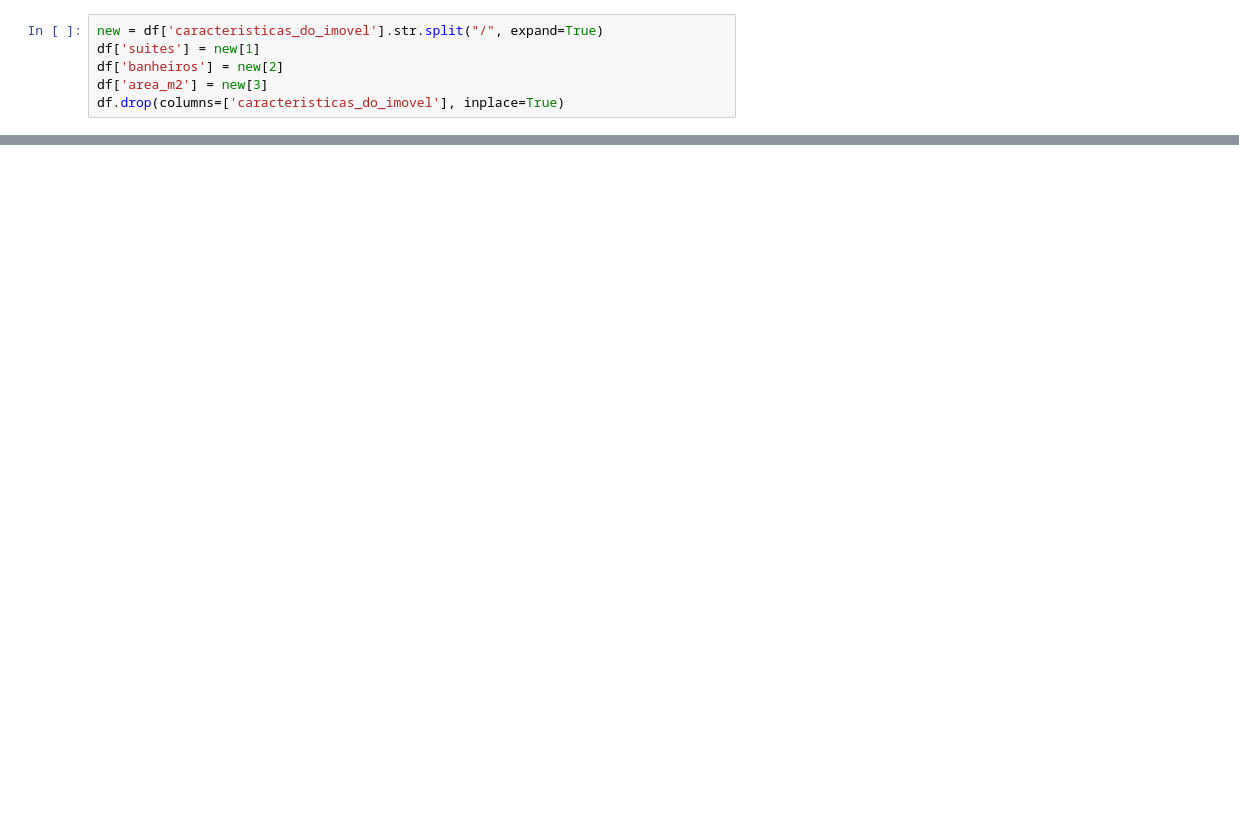
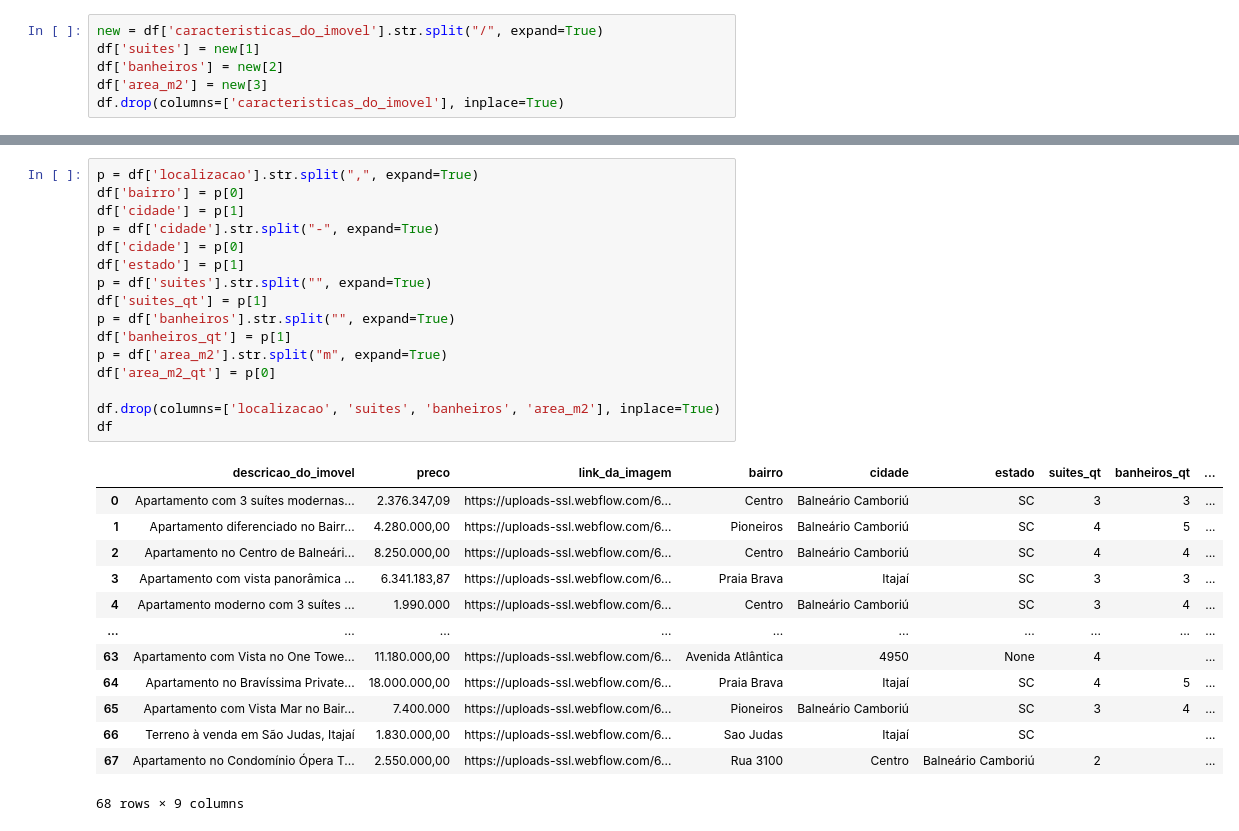
Before and after one commit to michellssgui22/PROJETOS_ESTUDO_WEBSCRAPER, a Jupyter notebook: projetos/imoveis-bc.ipynb, the cells around one changed output, grey strips where cells are left out. Cells and saved outputs as stored; diff of their text form; blank space fills up the shorter version.

```diff
--- a/projetos/imoveis-bc.ipynb
+++ b/projetos/imoveis-bc.ipynb
@@ -130,0 +131,30 @@ df.head()
+# %%
+p = df['localizacao'].str.split(",", expand=True)
+df['bairro'] = p[0]
+df['cidade'] = p[1]
+p = df['cidade'].str.split("-", expand=True)
+df['cidade'] = p[0]
+df['estado'] = p[1]
+p = df['suites'].str.split("", expand=True)
+df['suites_qt'] = p[1]
+p = df['banheiros'].str.split("", expand=True)
+df['banheiros_qt'] = p[1]
+p = df['area_m2'].str.split("m", expand=True)
+df['area_m2_qt'] = p[0]
+
+df.drop(columns=['localizacao', 'suites', 'banheiros', 'area_m2'], inplace=True)
+df
+# %% [output]
+|  | descricao_do_imovel | preco | link_da_imagem | bairro | cidade | estado | suites_qt | banheiros_qt | ... |
+| 0 | Apartamento com 3 suítes modernas... | 2.376.347,09 | https://uploads-ssl.webflow.com/6... | Centro | Balneário Camboriú | SC | 3 | 3 | ... |
+| 1 | Apartamento diferenciado no Bairr... | 4.280.000,00 | https://uploads-ssl.webflow.com/6... | Pioneiros | Balneário Camboriú | SC | 4 | 5 | ... |
+| 2 | Apartamento no Centro de Balneári... | 8.250.000,00 | https://uploads-ssl.webflow.com/6... | Centro | Balneário Camboriú | SC | 4 | 4 | ... |
+| 3 | Apartamento com vista panorâmica ... | 6.341.183,87 | https://uploads-ssl.webflow.com/6... | Praia Brava | Itajaí | SC | 3 | 3 | ... |
+| 4 | Apartamento moderno com 3 suítes ... | 1.990.000 | https://uploads-ssl.webflow.com/6... | Centro | Balneário Camboriú | SC | 3 | 4 | ... |
+| ... | ... | ... | ... | ... | ... | ... | ... | ... | ... |
+| 63 | Apartamento com Vista no One Towe... | 11.180.000,00 | https://uploads-ssl.webflow.com/6... | Avenida Atlântica | 4950 | None | 4 |  | ... |
+| 64 | Apartamento no Bravíssima Private... | 18.000.000,00 | https://uploads-ssl.webflow.com/6... | Praia Brava | Itajaí | SC | 4 | 5 | ... |
+| 65 | Apartamento com Vista Mar no Bair... | 7.400.000 | https://uploads-ssl.webflow.com/6... | Pioneiros | Balneário Camboriú | SC | 3 | 4 | ... |
+| 66 | Terreno à venda em São Judas, Itajaí | 1.830.000,00 | https://uploads-ssl.webflow.com/6... | Sao Judas | Itajaí | SC |  |  | ... |
+| 67 | Apartamento no Condomínio Ópera T... | 2.550.000,00 | https://uploads-ssl.webflow.com/6... | Rua 3100 | Centro | Balneário Camboriú | 2 |  | ... |
+68 rows × 9 columns
```
Also changed, not shown: parts of 21 cells of this notebook.
